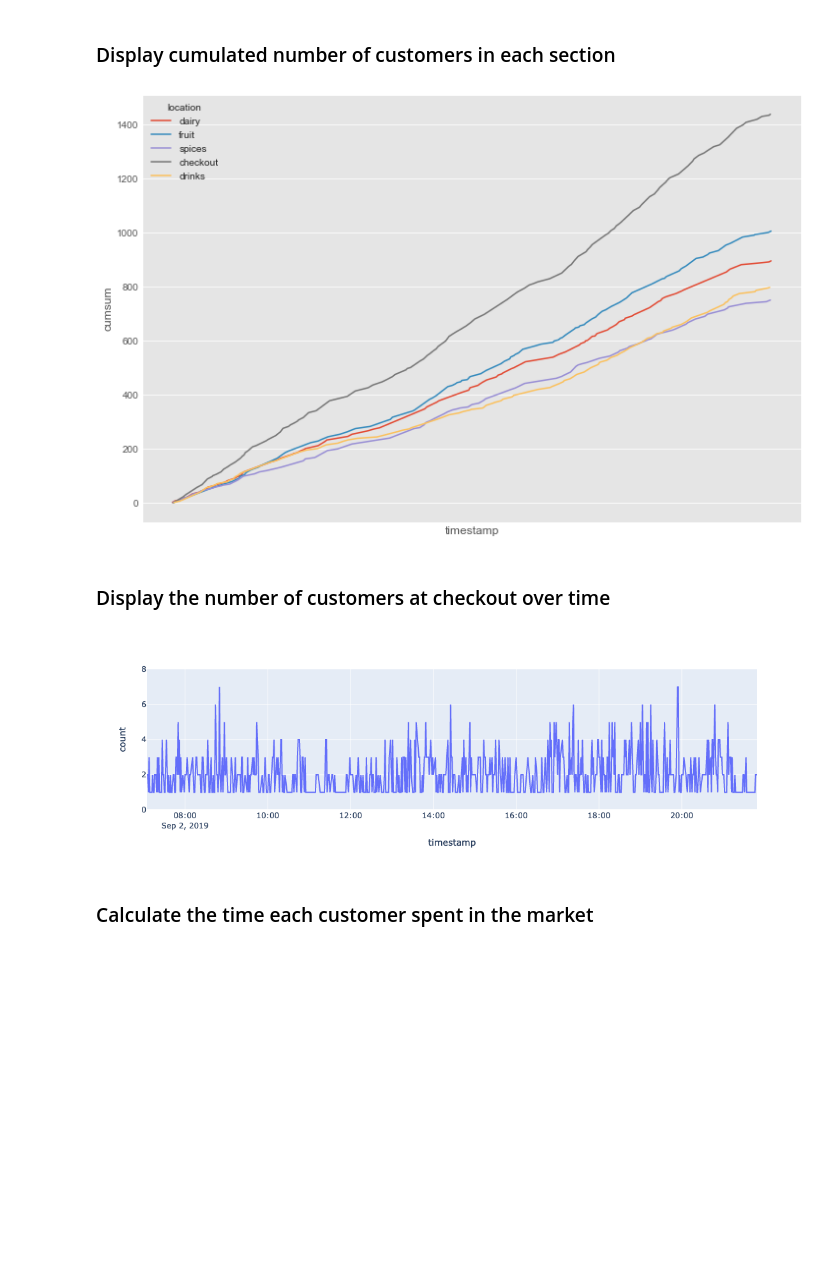
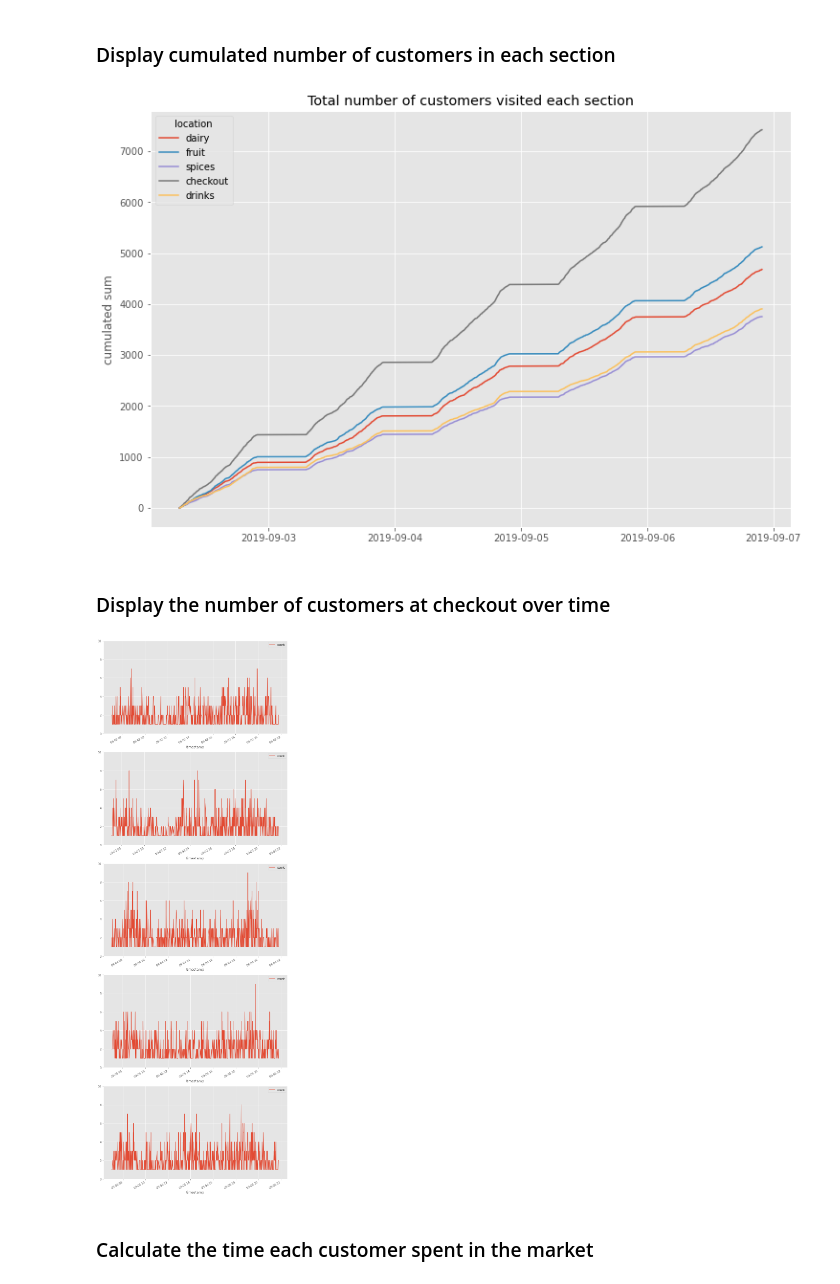
Before and after one commit to palexus/Lastrow, a Jupyter notebook: market.ipynb, the cells around one changed output. Cells and saved outputs as stored; diff of their text form; code cells hidden in the pictures; blank space fills up the shorter version.

```diff
--- a/market.ipynb
+++ b/market.ipynb
@@ -34,7 +38,7 @@ week.head()
 # %% [markdown]
 ### Calculate the total number of customers in each section
 # %%
-monday_count = monday.groupby(['timestamp', "location"]).agg({"customer_no":"count"}).reset_index()
-monday_count.rename(columns={"customer_no":"count"}, inplace=True)
-monday_count.head()
+week_count = week.groupby(['timestamp', "location", "day"]).agg({"customer_no":"count"}).reset_index()
+week_count.rename(columns={"customer_no":"count"}, inplace=True)
+week_count.head()
 # %% [output]
@@ -47,5 +51,9 @@ monday_count.head()
 # %%
-monday_count["location"].value_counts().plot(kind="pie",
-                                             autopct='%1.1f%%',
-                                             title="Percentage of customers in each section");
+days = week["day"].unique()
+f, axes = plt.subplots(1, 5, sharey=True, figsize=(18, 8))
+for i, (ax, day) in enumerate(zip(axes, days)):
+    week_count.loc[week_count["day"]==day]["location"].value_counts().plot(kind="pie",
+                                                                           autopct='%1.1f%%',
+                                                                           title=day,
+                                                                           ax=ax)
 # %% [output]
@@ -53,23 +61,26 @@ monday_count["location"].value_counts().plot(kind="pie",
 # %% [markdown]
 ### Display cumulated number of customers in each section
 # %%
-monday_count["cumsum"] = monday_count.groupby(["location"])["count"].cumsum()
+week_count["cumsum"] = week_count.groupby(["location"])["count"].cumsum()
 
-fig = plt.figure()
-plot_ = sns.lineplot(data=monday_count, x="timestamp", y="cumsum", hue="location");
-fig.canvas.draw()
-new_ticks = [i.get_text() for i in plot_.get_xticklabels()]
-plt.xticks(range(0, len(new_ticks), 200), new_ticks[::200]);
+fig, ax = plt.subplots(1, 1)
+sns.lineplot(data=week_count, x="timestamp", y="cumsum", hue="location", ax=ax)
+ax.set_ylabel("cumulated sum")
+ax.set_xlabel("")
+ax.set_title("Total number of customers visited each section");
 # %% [output]
-[figure, old version]
+[figure, new version]
 # %% [markdown]
 ### Display the number of customers at checkout over time
 # %%
-checked_out = monday_count[monday_count["location"]=="checkout"]
+checked_out = week_count[week_count["location"]=="checkout"]
 # %%
-px.line(checked_out, x="timestamp", y="count", range_y=[0, 8])
+fig, axes = plt.subplots(5, 1, figsize=(12, 40))
+for ax, day in zip(axes, days):
+    checked_out.loc[checked_out["day"]==day].plot(x="timestamp", y="count", ax=ax)
+    ax.set_ylim([0, 10])
 # %% [output]
-[figure, old version]
+[figure, new version]
 # %% [markdown]
 ### Calculate the time each customer spent in the market
 # %%
```
Also changed, not shown: parts of 9 cells of this notebook.
